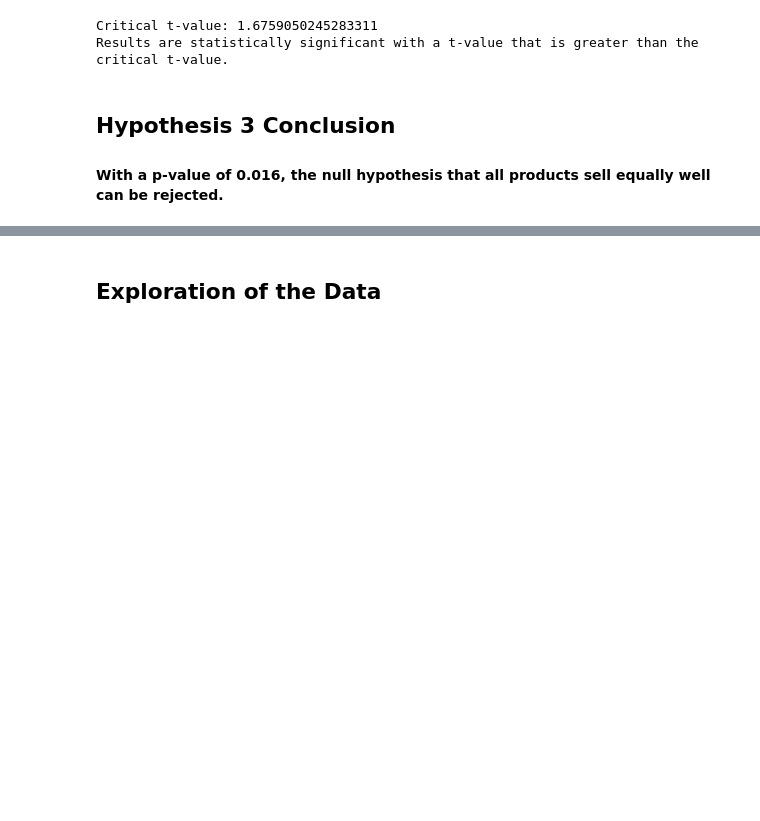
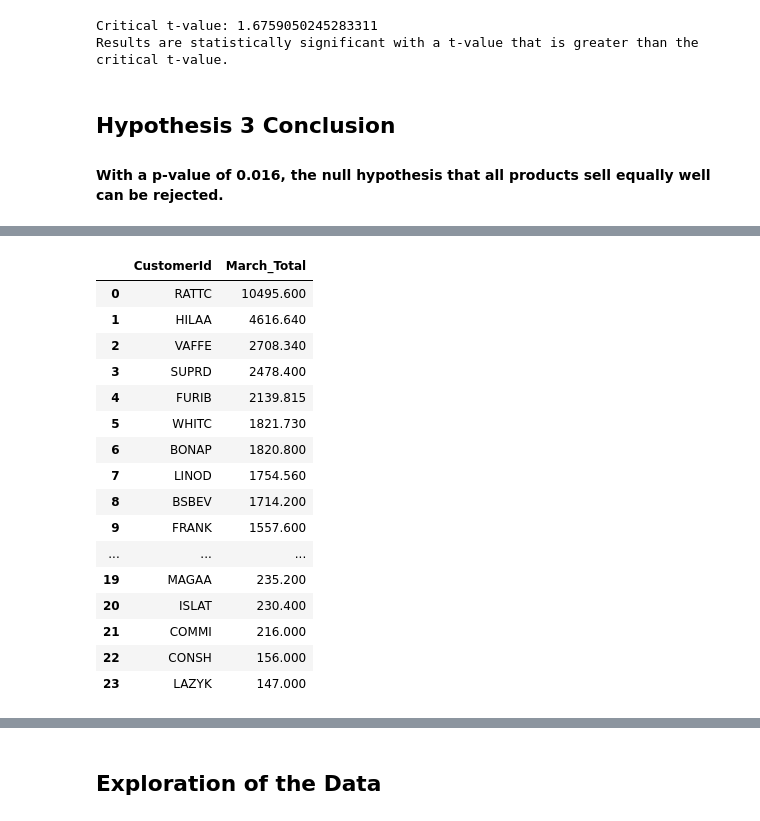
Before and after one commit to MagicMilly/dsc-2-final-project-online-ds-ft-100118, a Jupyter notebook: student.ipynb, the cells around one changed output, grey strips where cells are left out. Drawn from its saved outputs; the diff is of its cells as text; code cells hidden in the pictures; blank space fills up the shorter version.

```diff
--- a/student.ipynb
+++ b/student.ipynb
@@ -738,0 +787,24 @@ Results are statistically significant with a t-value that is greater than the cr
+# %%
+customer_spending_march_2013 = pd.read_sql_query('SELECT [Order].CustomerId, SUM(UnitPrice*Quantity-UnitPrice*Discount) \
+AS March_Total FROM OrderDetail INNER JOIN [Order] ON OrderDetail.OrderId = [Order].Id WHERE strftime("%m", \
+[Order].OrderDate) = "03" AND strftime("%Y", [Order].OrderDate) = "2013" GROUP BY [Order].CustomerId ORDER BY \
+March_Total DESC;', conn)
+customer_spending_march_2013
+# %% [output]
+|  | CustomerId | March_Total |
+| 0 | RATTC | 10495.600 |
+| 1 | HILAA | 4616.640 |
+| 2 | VAFFE | 2708.340 |
+| 3 | SUPRD | 2478.400 |
+| 4 | FURIB | 2139.815 |
+| 5 | WHITC | 1821.730 |
+| 6 | BONAP | 1820.800 |
+| 7 | LINOD | 1754.560 |
+| 8 | BSBEV | 1714.200 |
+| 9 | FRANK | 1557.600 |
+| ... | ... | ... |
+| 19 | MAGAA | 235.200 |
+| 20 | ISLAT | 230.400 |
+| 21 | COMMI | 216.000 |
+| 22 | CONSH | 156.000 |
+| 23 | LAZYK | 147.000 |
```
Also changed, not shown: parts of 13 cells of this notebook.
